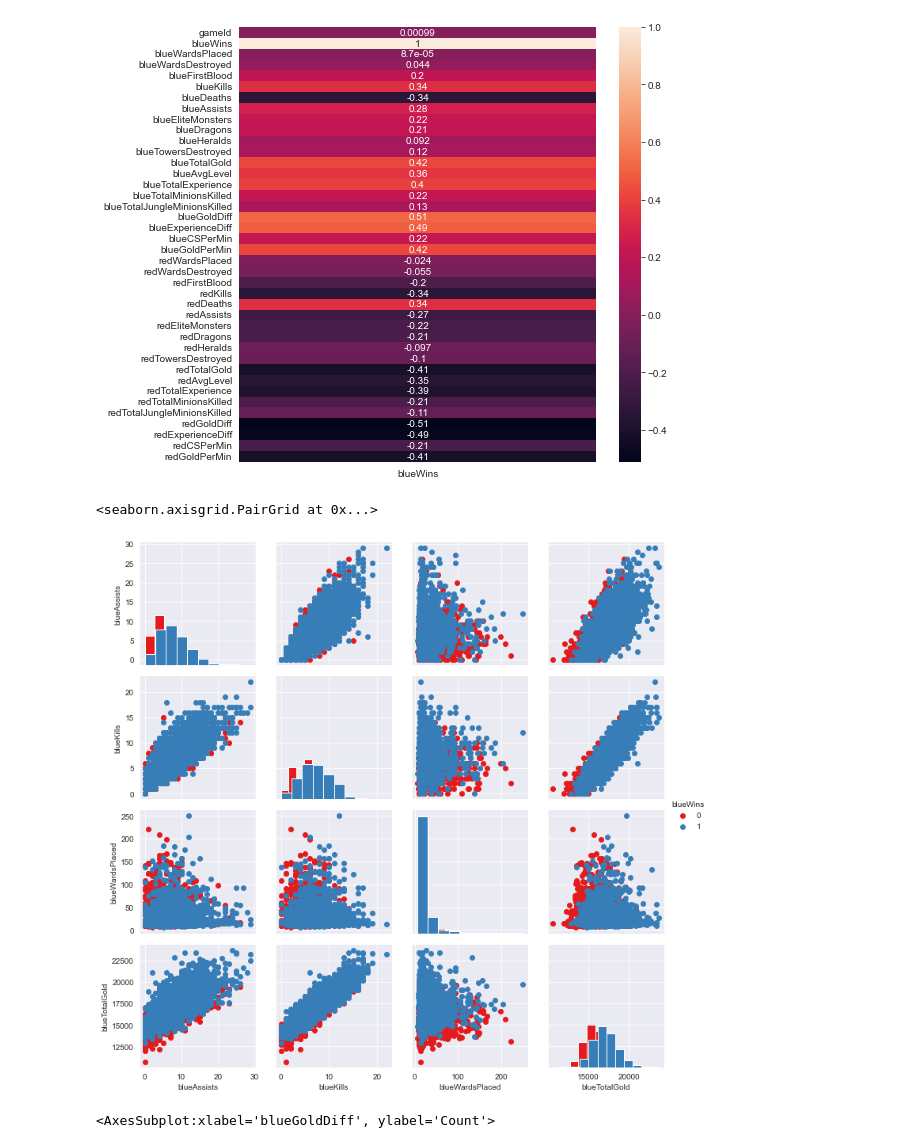
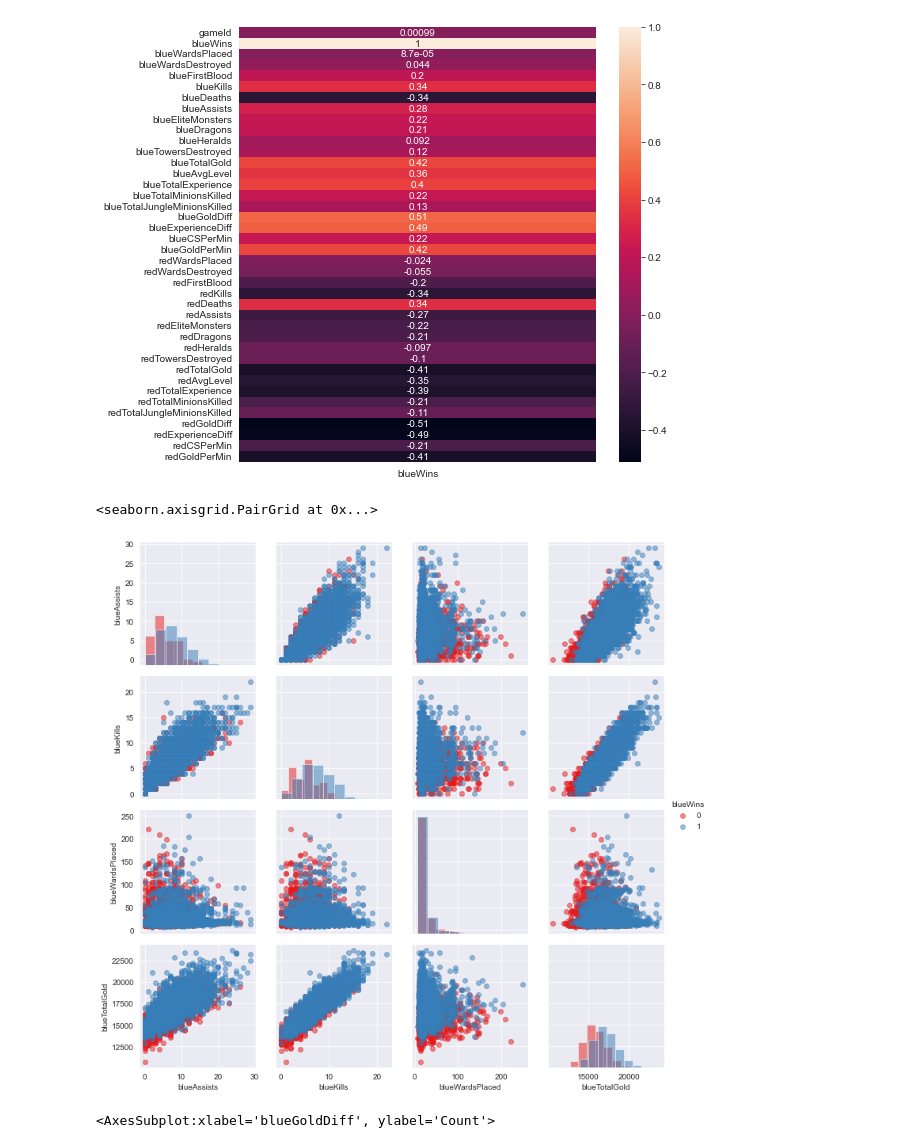
Before and after one commit to guilherme13c/TP_ICD, a Jupyter notebook: main.ipynb, the cells around one changed output. Cells and saved outputs as stored; diff of their text form; code cells hidden in the pictures.

```diff
--- a/main.ipynb
+++ b/main.ipynb
@@ -25,12 +31,12 @@ sns.heatmap(df.corr()[['blueWins']], annot=True)
 # %%
 g = sns.PairGrid(data=df, vars=[
                  'blueAssists', 'blueKills', 'blueWardsPlaced', 'blueTotalGold'], hue='blueWins', palette='Set1')
-g.map_diag(plt.hist)
-g.map_offdiag(plt.scatter)
+g.map_diag(plt.hist, alpha=0.5)
+g.map_offdiag(plt.scatter, alpha=0.5)
 g.add_legend()
 # %% [output]
 <seaborn.axisgrid.PairGrid at 0x...>
-[figure, old version]
+[figure, new version]
 # %%
 sns.histplot(x='blueGoldDiff', data=df,
              hue='blueWins', palette='RdBu', kde=True)
```
Also changed, not shown: parts of 3 cells of this notebook.
